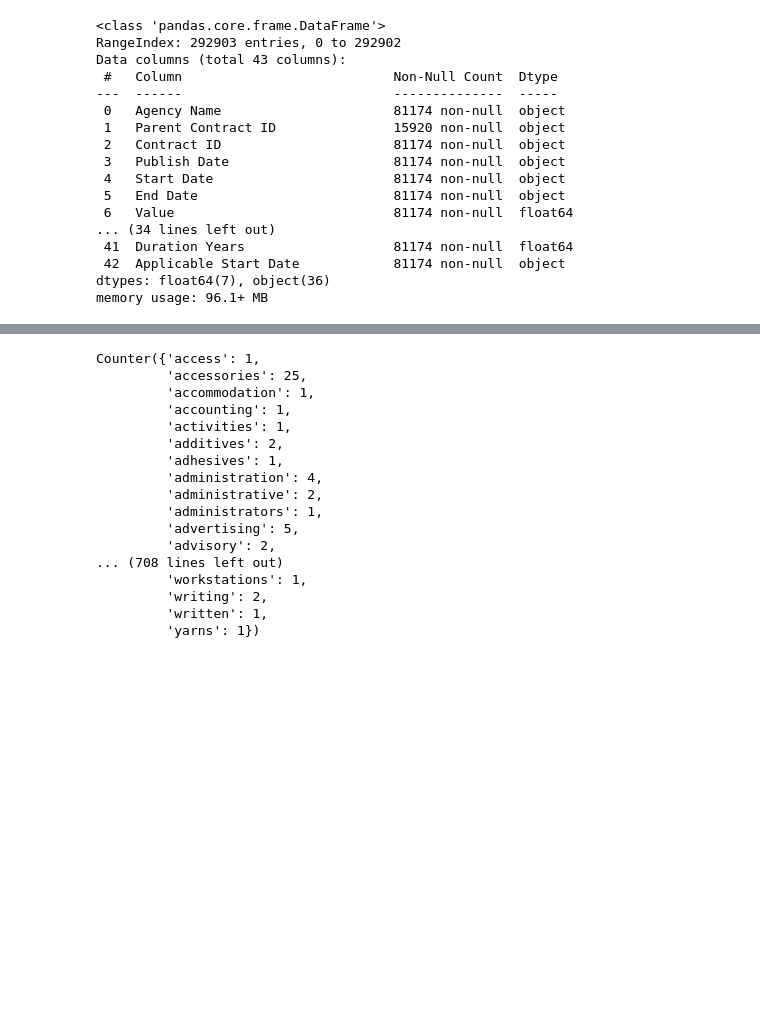
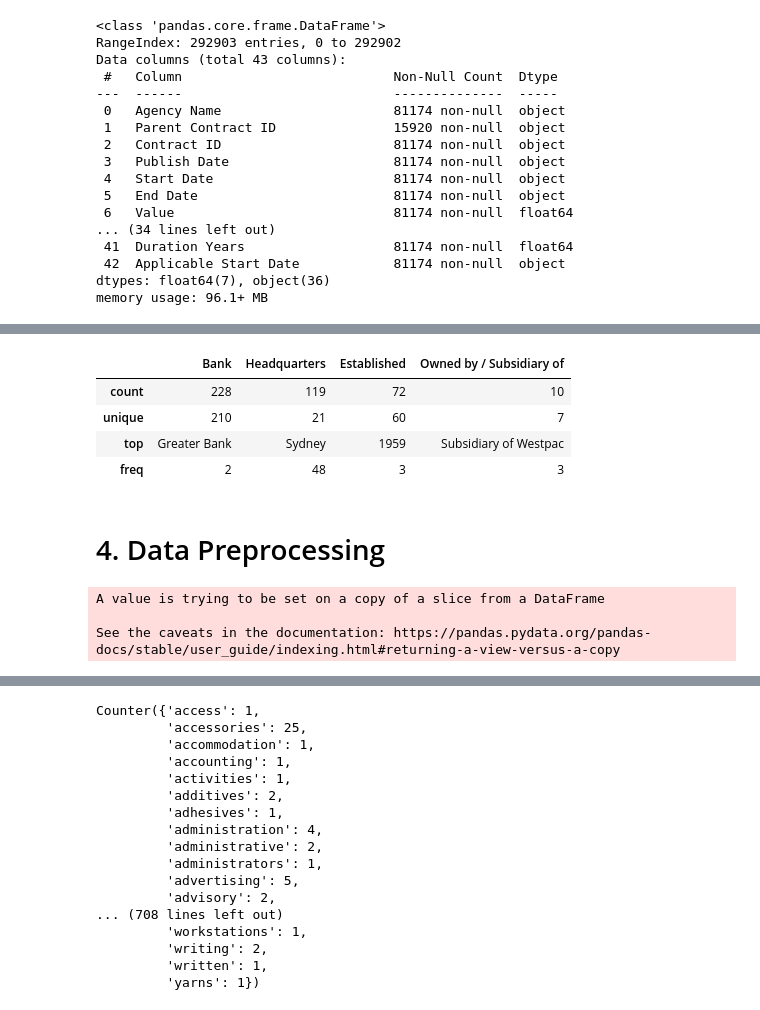
Before and after one commit to RashbirSingh/ANZGig2021, a Jupyter notebook: ANZ.ipynb, the cells around one changed output, grey strips where cells are left out. Cells and saved outputs as stored; diff of their text form; code cells hidden in the pictures; blank space fills up the shorter version.

```diff
--- a/ANZ.ipynb
+++ b/ANZ.ipynb
@@ -75,2 +123,17 @@ memory usage: 96.1+ MB
+# %%
+banklistdf.describe()
+# %% [output]
+|  | Bank | Headquarters | Established | Owned by / Subsidiary of |
+| count | 228 | 119 | 72 | 10 |
+| unique | 210 | 21 | 60 | 7 |
+| top | Greater Bank | Sydney | 1959 | Subsidiary of Westpac |
+| freq | 2 | 48 | 3 | 3 |
+# %% [markdown]
+# 4. Data Preprocessing
 # %%
 dfNotNa = df.loc[df["Agency Name"].notna(), :]
+dfNotNa["Parent Contract ID"].fillna(dfNotNa["Contract ID"], inplace=True)
+# %% [output]
+A value is trying to be set on a copy of a slice from a DataFrame
+
+See the caveats in the documentation: https://pandas.pydata.org/pandas-docs/stable/user_guide/indexing.html#returning-a-view-versus-a-copy
```
Also changed, not shown: parts of 31 cells of this notebook.
